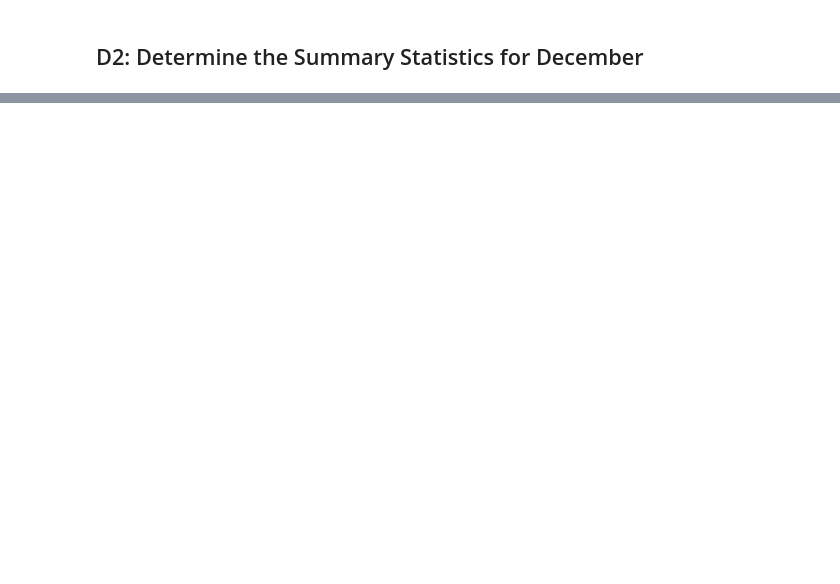
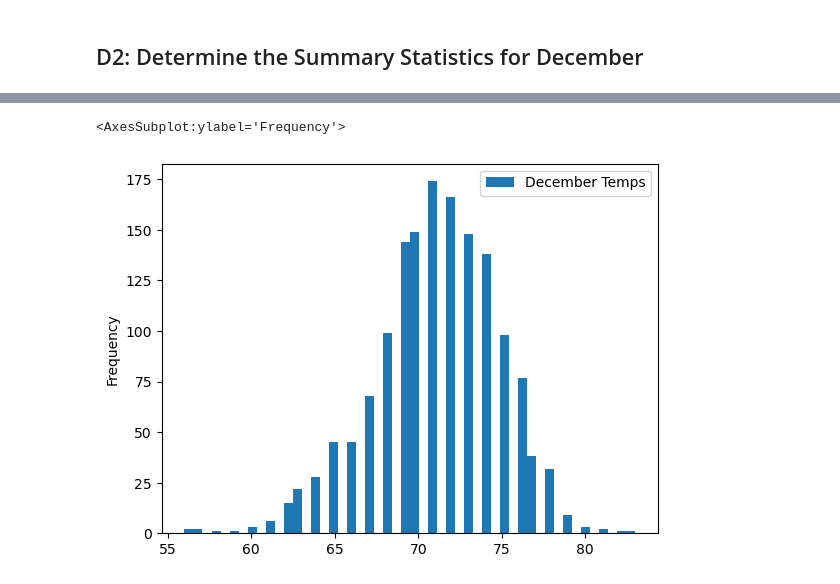
Before and after one commit to kmomolina/surfs_up, a Jupyter notebook: SurfsUp_Challenge.ipynb, the cells around one changed output, grey strips where cells are left out. Saved outputs shown, nothing was run; the diff lists cells and outputs as text; code cells hidden in the pictures; blank space fills up the shorter version.

```diff
--- a/SurfsUp_Challenge.ipynb
+++ b/SurfsUp_Challenge.ipynb
@@ -123,3 +123,6 @@ june_temp_df.describe()
 ## D2: Determine the Summary Statistics for December
 # %%
 # 6. Write a query that filters the Measurement table to retrieve the temperatures for the month of December.
+december_month =session.query(Measurement.tobs).\
+    filter(extract("month", Measurement.date) =="12").all()
+december_month
@@ -126,2 +147,4 @@ june_temp_df.describe()
 # %%
 # 7. Convert the December temperatures to a list.
+december_list = list(np.ravel(december_month))
+december_list
@@ -128,2 +169,4 @@ june_temp_df.describe()
 # %%
 # 8. Create a DataFrame from the list of temperatures for the month of December.
+december_temp_df = pd.DataFrame(december_list, columns=["December Temps"])
+december_temp_df
@@ -133,0 +208,5 @@ june_temp_df.describe()
+# %%
+december_temp_df.plot.hist(bins=50)
+# %% [output]
+<AxesSubplot:ylabel='Frequency'>
+[figure, added]
```
Also changed, not shown: parts of 8 cells of this notebook, 4 other files.
